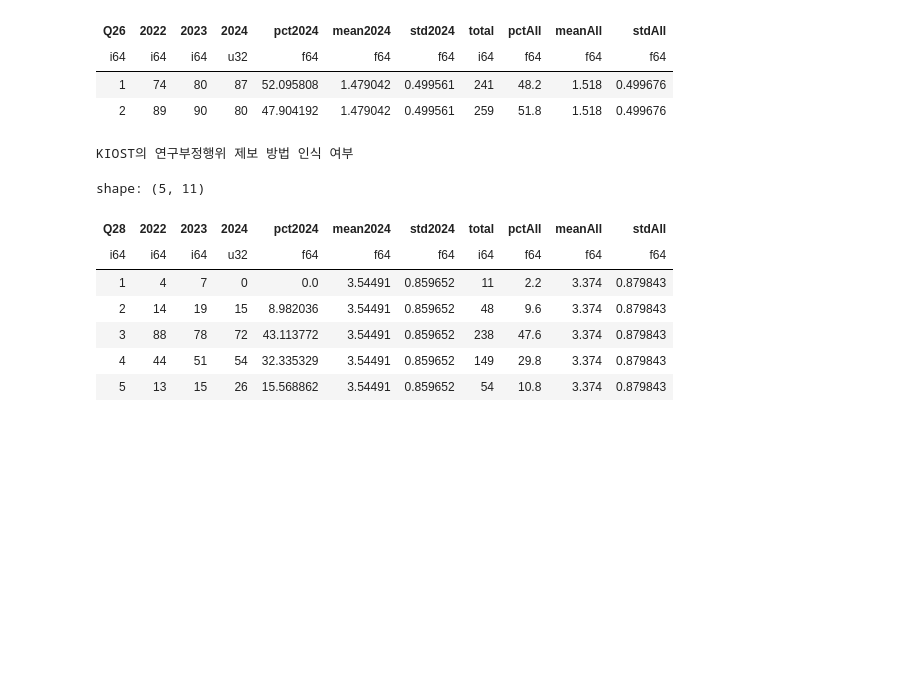
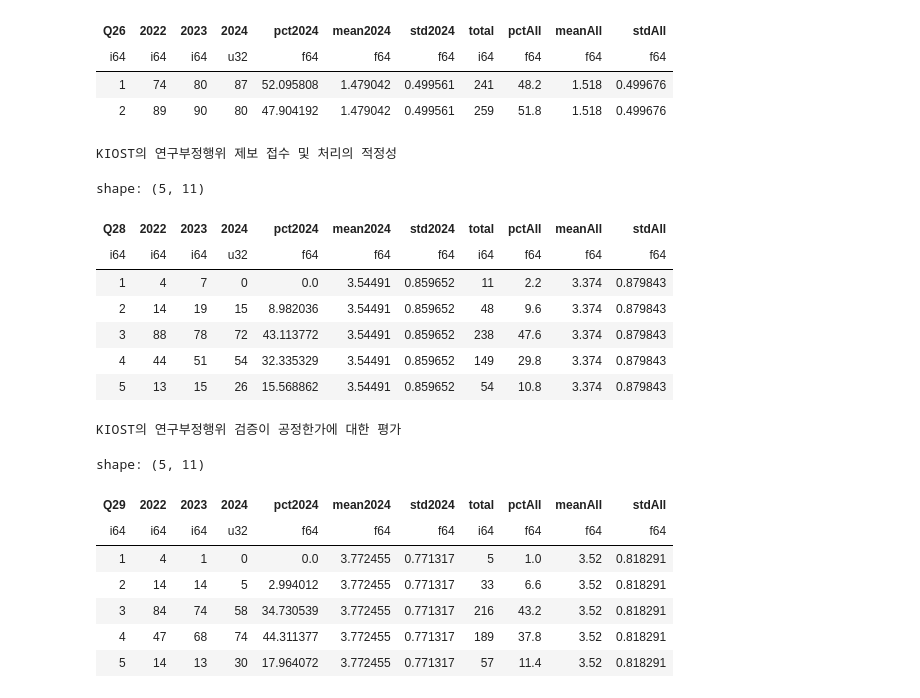
Before and after one commit to hyeonjang/KIOST, a Jupyter notebook: code/7_3years.ipynb, the cells around one changed output. Drawn from its saved outputs; the diff is of its cells as text; code cells hidden in the pictures; blank space fills up the shorter version.

```diff
--- a/code/7_3years.ipynb
+++ b/code/7_3years.ipynb
@@ -44,7 +44,16 @@ def draw_bar_plot(df, x, y, title, MAP, rotate=True, legend=True):
     )
     return bar + text
 # %%
-def get(title, _2022, _2023, importance):
+def get(title, __2022, __2023, importance):
+
+    __2022 = __2022.with_columns(
+        pct2022 = pl.col(title) / pl.col(title).sum() * 100,
+    )
+
+    __2023 = __2023.with_columns(
+        pct2023 = pl.col(title) / pl.col(title).sum() * 100,
+    )
+
     _2024 = df.group_by(title).len().sort(title)
 
     if _2024[title].len() < len(importance):
@@ -63,7 +72,7 @@ def get(title, _2022, _2023, importance):
         std2024 = (((pl.col(title) - _2024["mean2024"]) ** 2 * pl.col("2024")).sum() / pl.col("2024").sum()).sqrt(),
     )
 
-    all = _2022.join(_2023, on=title, how="left").join(_2024, on=title, how="left")
+    all = __2022.join(__2023, on=title, how="left").join(_2024, on=title, how="left")
     all = all.with_columns(
         total = pl.col("2022") + pl.col("2023") + pl.col("2024")
     )
@@ -319,7 +334,7 @@ shape: (2, 11)
 # 라. KIOST에 대한 인식
 #
 # 2) KIOST의 연구부정행위 제보 접수 및 처리 절차 인지
-print("KIOST의 연구부정행위 제보 방법 인식 여부")
+print("KIOST의 연구부정행위 제보 접수 및 처리의 적정성")
 
 title ="Q28"
 importance = [1, 2, 3, 4, 5]
@@ -339,7 +354,7 @@ _2024 = df.group_by(title).len().sort(title)
 
 get(title, _2022, _2023, importance)
 # %% [output]
-KIOST의 연구부정행위 제보 방법 인식 여부
+KIOST의 연구부정행위 제보 접수 및 처리의 적정성
 shape: (5, 11)
 | Q28 | 2022 | 2023 | 2024 | pct2024 | mean2024 | std2024 | total | pctAll | meanAll | stdAll |
 | i64 | i64 | i64 | u32 | f64 | f64 | f64 | i64 | f64 | f64 | f64 |
@@ -348,3 +363,37 @@ shape: (5, 11)
 | 3 | 88 | 78 | 72 | 43.113772 | 3.54491 | 0.859652 | 238 | 47.6 | 3.374 | 0.879843 |
 | 4 | 44 | 51 | 54 | 32.335329 | 3.54491 | 0.859652 | 149 | 29.8 | 3.374 | 0.879843 |
 | 5 | 13 | 15 | 26 | 15.568862 | 3.54491 | 0.859652 | 54 | 10.8 | 3.374 | 0.879843 |
+# %%
+#
+# 라. KIOST에 대한 인식
+#
+# 3) KIOST의 연구부정행위 검증이 공정한가에 대한 평가
+print("KIOST의 연구부정행위 검증이 공정한가에 대한 평가")
+
+title ="Q29"
+importance = [1, 2, 3, 4, 5]
+
+# 1) counting
+_2022 = pl.DataFrame({
+    title: importance,
+    "2022": [4, 14, 84, 47, 14],
+})
+
+_2023 = pl.DataFrame({
+    title: importance,
+    "2023": [1, 14, 74, 68, 13],
+})
+
+_2024 = df.group_by(title).len().sort(title)
+
+get(title, _2022, _2023, importance)
+# %% [output]
+KIOST의 연구부정행위 검증이 공정한가에 대한 평가
+shape: (5, 11)
+| Q29 | 2022 | 2023 | 2024 | pct2024 | mean2024 | std2024 | total | pctAll | meanAll | stdAll |
+| i64 | i64 | i64 | u32 | f64 | f64 | f64 | i64 | f64 | f64 | f64 |
+| 1 | 4 | 1 | 0 | 0.0 | 3.772455 | 0.771317 | 5 | 1.0 | 3.52 | 0.818291 |
+| 2 | 14 | 14 | 5 | 2.994012 | 3.772455 | 0.771317 | 33 | 6.6 | 3.52 | 0.818291 |
+| 3 | 84 | 74 | 58 | 34.730539 | 3.772455 | 0.771317 | 216 | 43.2 | 3.52 | 0.818291 |
+| 4 | 47 | 68 | 74 | 44.311377 | 3.772455 | 0.771317 | 189 | 37.8 | 3.52 | 0.818291 |
+| 5 | 14 | 13 | 30 | 17.964072 | 3.772455 | 0.771317 | 57 | 11.4 | 3.52 | 0.818291 |
```
Also changed, not shown: parts of 4 cells of this notebook, 12 other files.
